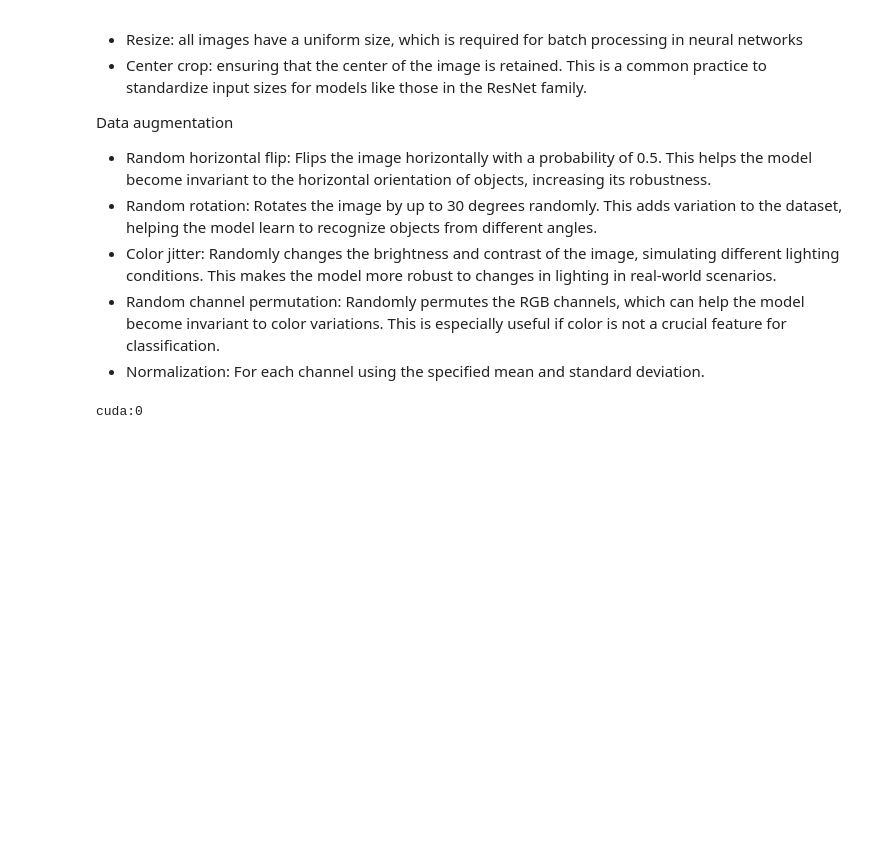
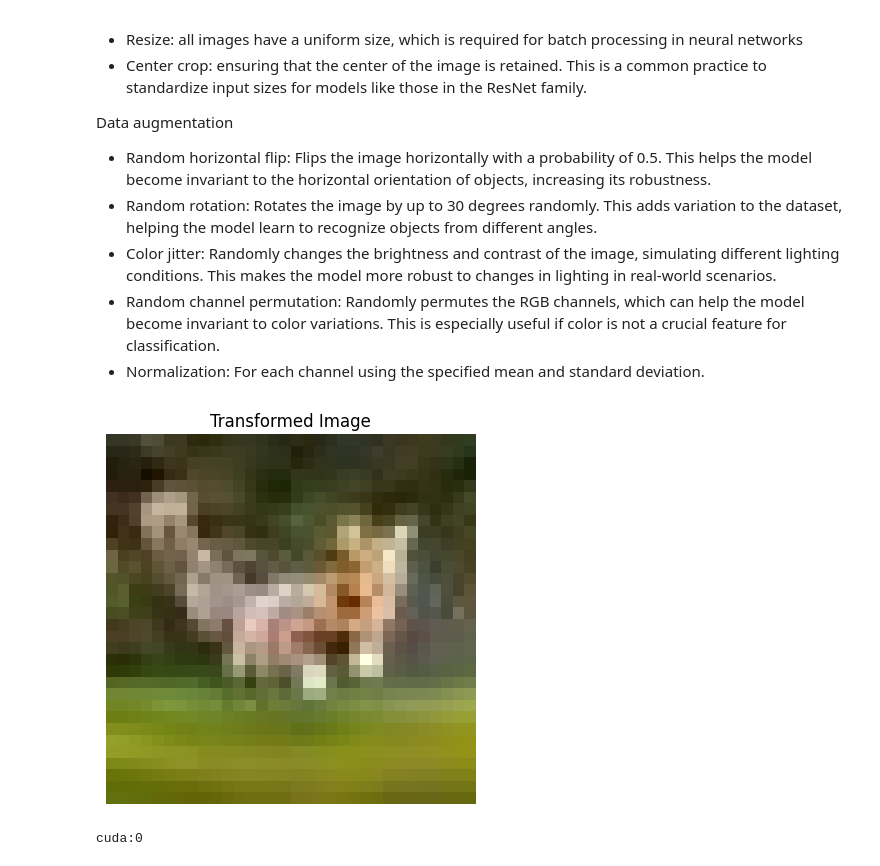
Before and after one commit to stefsyrsiri/synthetic-image-detection, a Jupyter notebook: report.ipynb, the cells around one changed output. Drawn from its saved outputs; the diff is of its cells as text; code cells hidden in the pictures; blank space fills up the shorter version.

```diff
--- a/report.ipynb
+++ b/report.ipynb
@@ -316,3 +303,18 @@ train_transformed_img = transform_set(set_type='training')
+# %%
+img, label = train_set[1]
+
+train_transformed_img = transform_set(set_type='training')
+
+train_transformed_img_np = np.array(img)
+
+
+# Visualize the transformed image
+plt.imshow(train_transformed_img_np)
+plt.axis('off')
+plt.title("Transformed Image")
+plt.show()
+# %% [output]
+[figure, added]
 # %%
 device = torch.device("cuda:0" if torch.cuda.is_available() else "cpu")
 print(device)
```
Also changed, not shown: parts of 7 cells of this notebook.
